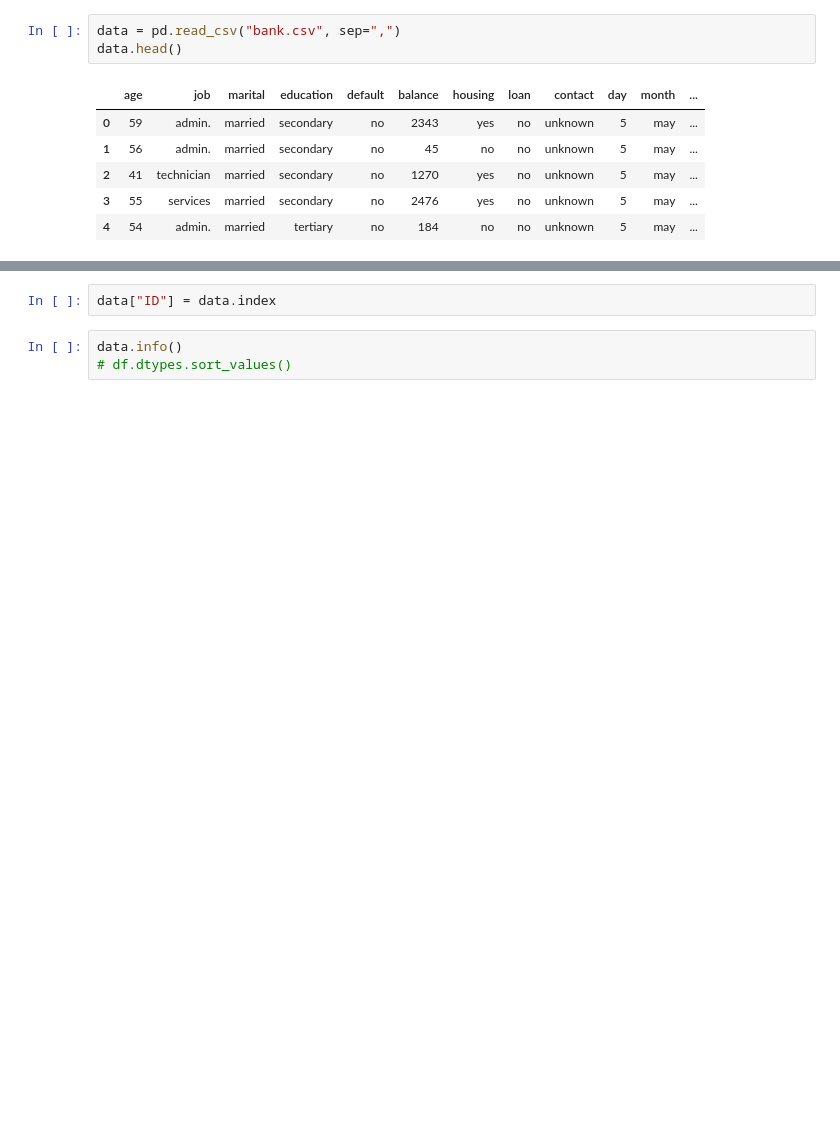
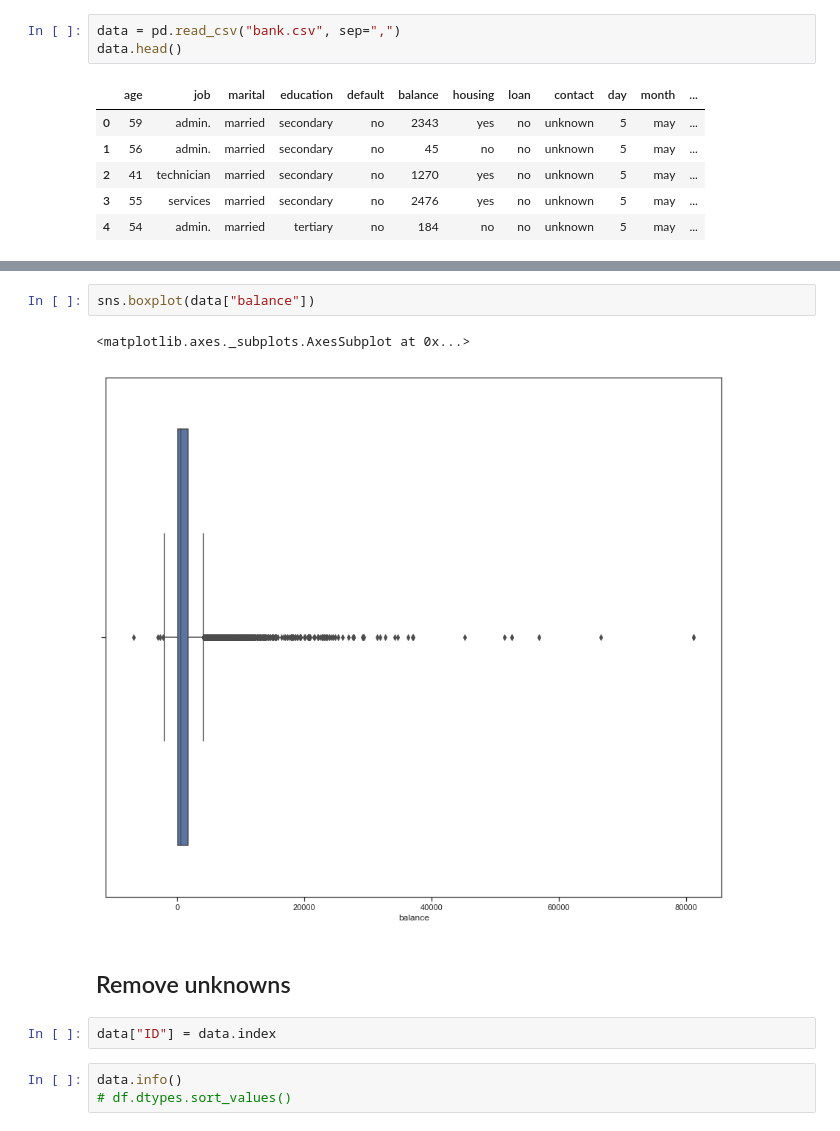
Before and after one commit to HieuFromWaterloo/stat441_project, a Jupyter notebook: BankX.ipynb, the cells around one changed output, grey strips where cells are left out. Saved outputs shown, nothing was run; the diff lists cells and outputs as text; blank space fills up the shorter version.

```diff
--- a/BankX.ipynb
+++ b/BankX.ipynb
@@ -69,3 +101,10 @@ data.head()
+# %%
+sns.boxplot(data["balance"])
+# %% [output]
+<matplotlib.axes._subplots.AxesSubplot at 0x...>
+[figure, added]
+# %% [markdown]
+## Remove unknowns
 # %%
 data["ID"] = data.index
 # %%
```
Also changed, not shown: parts of 16 cells of this notebook.
